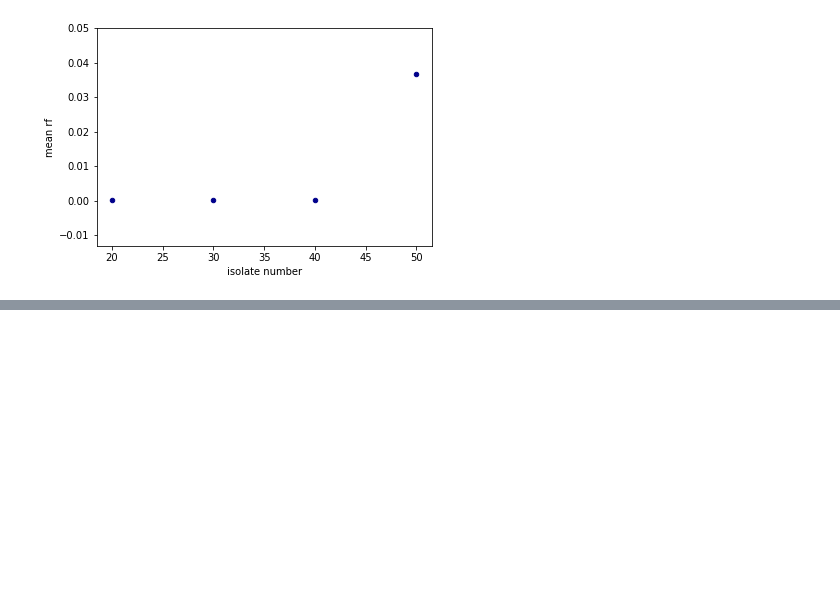
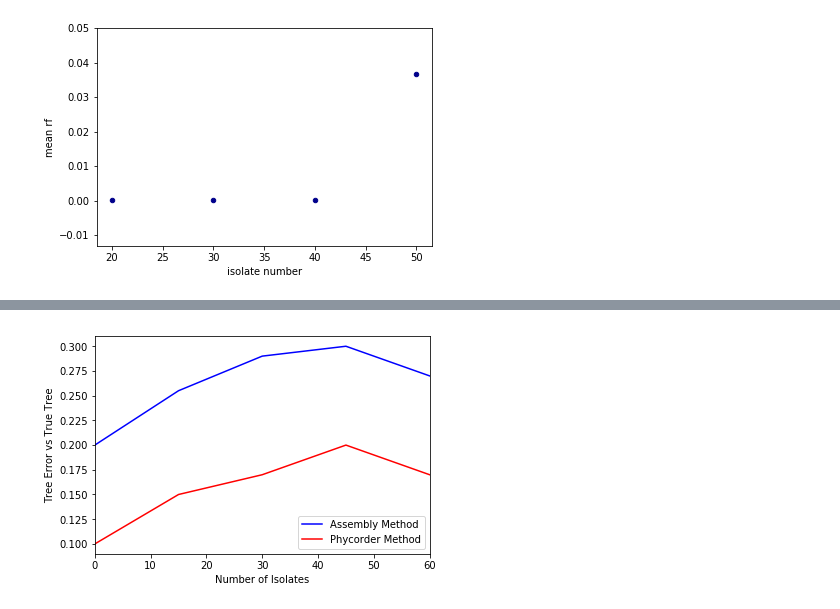
Before and after one commit to jtfield/phylo_comparison, a Jupyter notebook: tree_compare_fig.ipynb, the cells around one changed output, grey strips where cells are left out. Cells and saved outputs as stored; diff of their text form; code cells hidden in the pictures; blank space fills up the shorter version.

```diff
--- a/tree_compare_fig.ipynb
+++ b/tree_compare_fig.ipynb
@@ -822,0 +895,24 @@ tns
+# %%
+
+columns = ['phycorder_error', 'assembly_error']
+#data = np.array([np.arange(10)]*2).T
+data = np.array([0.1, 0.2, 0.15, 0.255, 0.17, 0.29, 0.2, 0.30, 0.17, 0.27])
+
+
+df = pd.DataFrame(data.reshape(5,2), columns = columns)
+
+
+# df = pd.DataFrame(data, index=isolates, columns=columns)
+# # df['assembly_error']+=5
+
+df['isolates'] = df.index
+df.loc[:,'isolates'] *= 15
+
+ax = df.plot(y="assembly_error",x="isolates", color="b", label="Assembly Method")
+df.plot(x="isolates",y="phycorder_error", color="r", ax=ax, label="Phycorder Method")
+
+ax.set_xlabel("Number of Isolates")
+ax.set_ylabel("Tree Error vs True Tree")
+ax.figure.savefig(replicate_dir + "/"+ 'fake_comparison_results.png')
+# %% [output]
+[figure, added]
```
Also changed, not shown: parts of 7 cells of this notebook.
